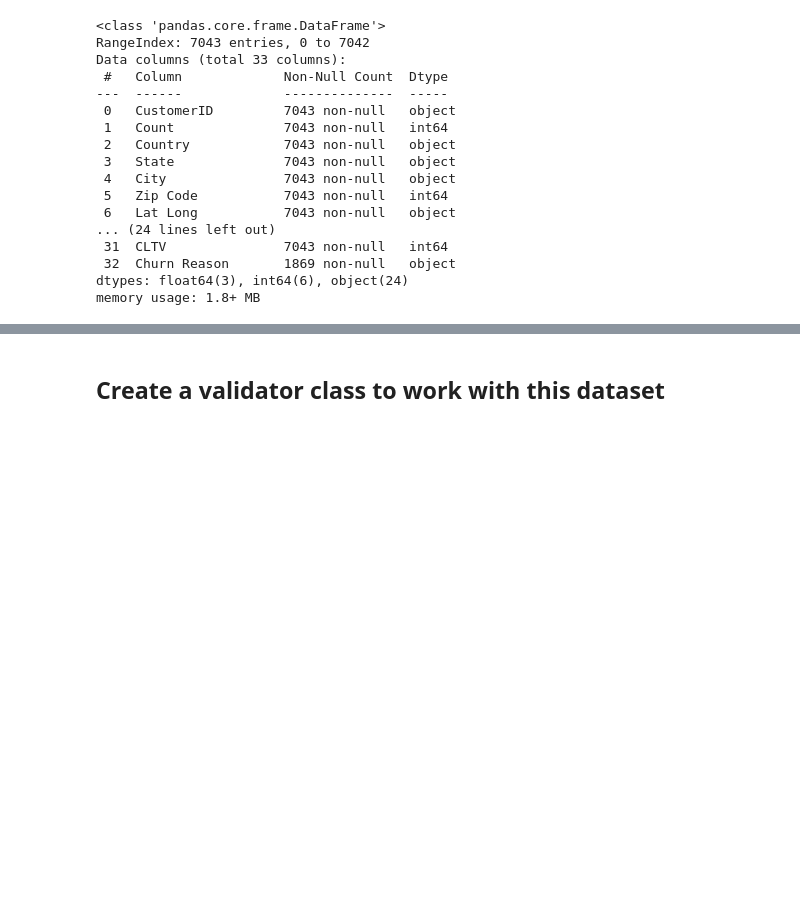
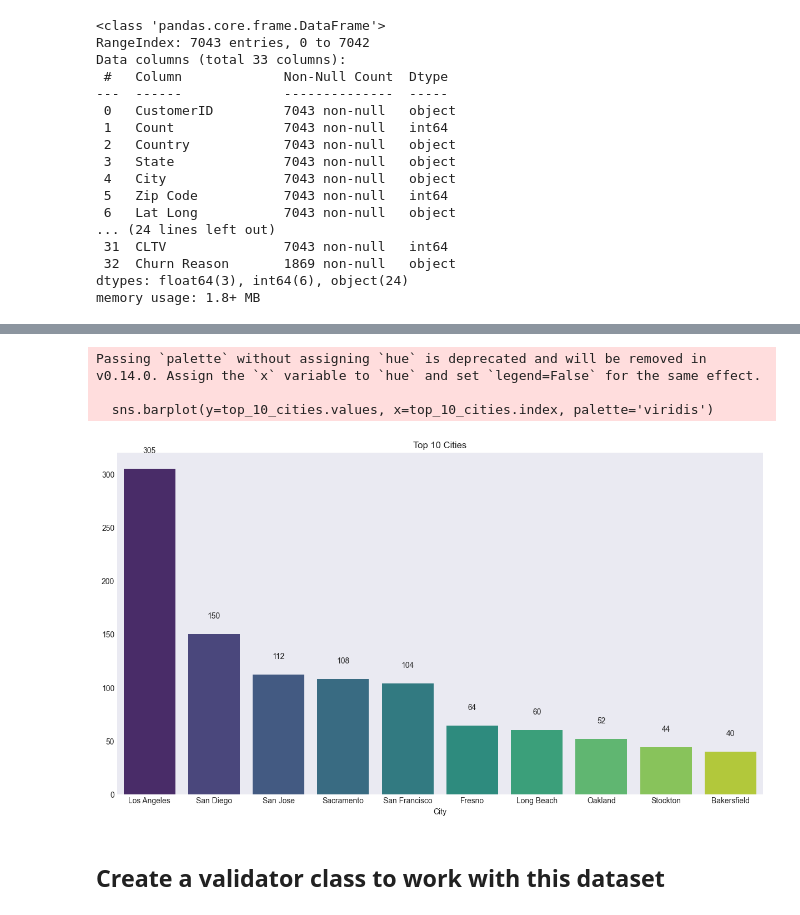
Before and after one commit to h-sutiwas/Tutorials, a Jupyter notebook: python/DSA Principles and Basic Classes/Custom Data Validator/Customer Churn Analysis/source/data_validator.ipynb, the cells around one changed output, grey strips where cells are left out. Cells and saved outputs as stored; diff of their text form; code cells hidden in the pictures; blank space fills up the shorter version.

Commit message:
Perform a simple EDA on top 10 cities

```diff
--- a/python/DSA Principles and Basic Classes/Custom Data Validator/Customer Churn Analysis/source/data_validator.ipynb
+++ b/python/DSA Principles and Basic Classes/Custom Data Validator/Customer Churn Analysis/source/data_validator.ipynb
@@ -58,0 +99,2 @@ memory usage: 1.8+ MB
+# %%
+raw_df = raw_df.drop(columns=['Count'])
@@ -58,0 +113,3 @@ memory usage: 1.8+ MB
+# %%
+top_10_cities = raw_df.City.value_counts().head(10)
+top_10_cities
@@ -59,3 +129,17 @@ memory usage: 1.8+ MB
+# %%
+plt.figure(figsize=(15, 8))
+plt.style.use('seaborn-v0_8-dark')
+sns.barplot(y=top_10_cities.values, x=top_10_cities.index, palette='viridis')
+plt.title("Top 10 Cities")
+plt.xlabel("City")
+for i, count in enumerate(top_10_cities.values):
+    plt.text(i, count + 15, str(count), ha='center')
+plt.show()
+# %% [output]
+Passing `palette` without assigning `hue` is deprecated and will be removed in v0.14.0. Assign the `x` variable to `hue` and set `legend=False` for the same effect.
+
+  sns.barplot(y=top_10_cities.values, x=top_10_cities.index, palette='viridis')
+[figure, added]
 # %% [markdown]
 ## Create a validator class to work with this dataset
 # %%
```
Also changed, not shown: parts of 10 cells of this notebook.
